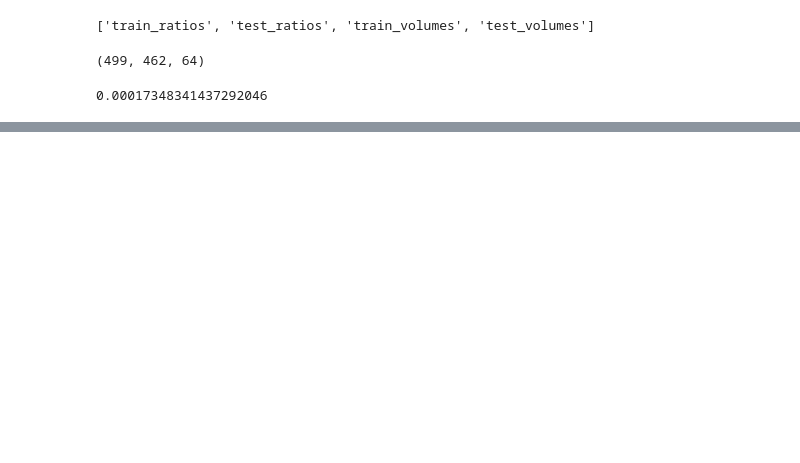
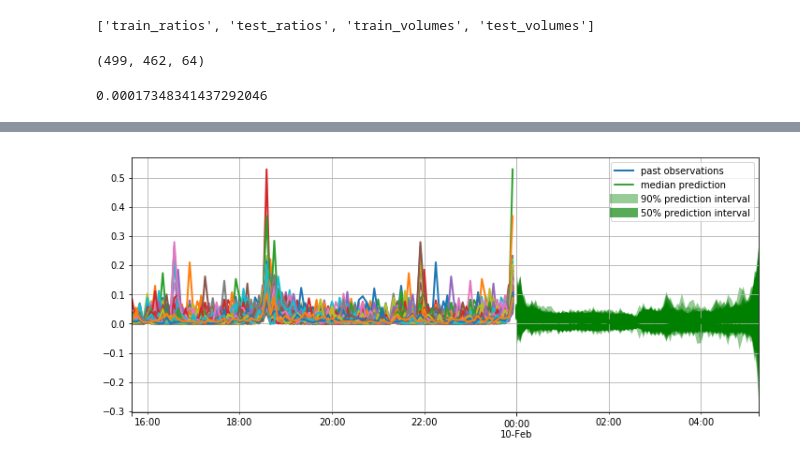
Before and after one commit to emilyj19/TS, a Jupyter notebook: project1.ipynb, the cells around one changed output, grey strips where cells are left out. Drawn from its saved outputs; the diff is of its cells as text; code cells hidden in the pictures; blank space fills up the shorter version.

```diff
--- a/project1.ipynb
+++ b/project1.ipynb
@@ -126,0 +123,23 @@ estimator = DeepAREstimator(freq)
+# %%
+#split data into new sequences
+def split_data(n_days, data): #data for one stock in the form [days, bins]
+  no_ts = data.shape[0]-n_days
+  length_ts = n_days*data.shape[1]
+  new_data = np.zeros((no_ts,length_ts))
+  for j in range(no_ts):
+    for i in range(n_days):
+      new_data[j,64*i:64*i + 64] = data[j+i,:]
+
+  return new_data
+# %%
+training_data = split_data(180, train_ratios[0])
+# %%
+start = pd.Timestamp("01-01-2019", freq='5min')
+prediction_length = 64
+# train dataset: cut the last window of length "prediction_length", add "target" and "start" fields
+train_ds = [{'target': x, 'start': start} for x in training_data[:, :-prediction_length]]
+# test dataset: use the whole dataset, add "target" and "start" fields
+test_ds = [{'target': x, 'start': start} for x in training_data]
+# %%
+estimator = DeepAREstimator(freq = "5min", prediction_length = 64, trainer = Trainer(epochs = 5))
+predictor = estimator.train(training_data = train_ds)
@@ -126,0 +167,10 @@ estimator = DeepAREstimator(freq)
+# %%
+for test_entry, forecast in zip(test_ds, predictor.predict(test_ds)):
+  to_pandas(test_entry)[-100:].plot(figsize=(12,5), linewidth = 2)
+  forecast.plot(color='g', prediction_intervals=(50., 90.))
+
+plt.grid(which='both')
+plt.legend(["past observations", "median prediction", "90% prediction interval", "50% prediction interval"])
+plt.show()
+# %% [output]
+[figure, added]
```
Also changed, not shown: parts of 11 cells of this notebook.
